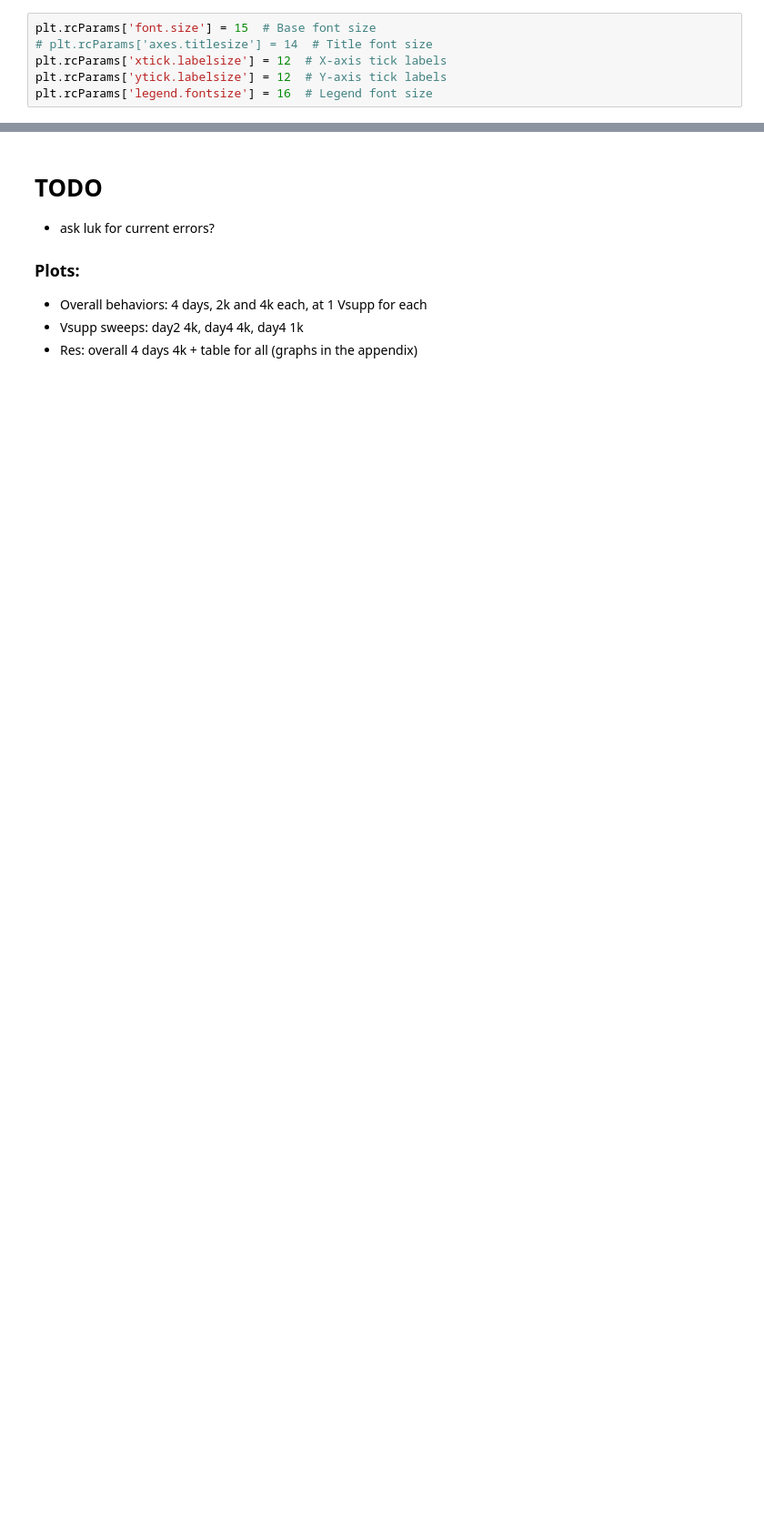
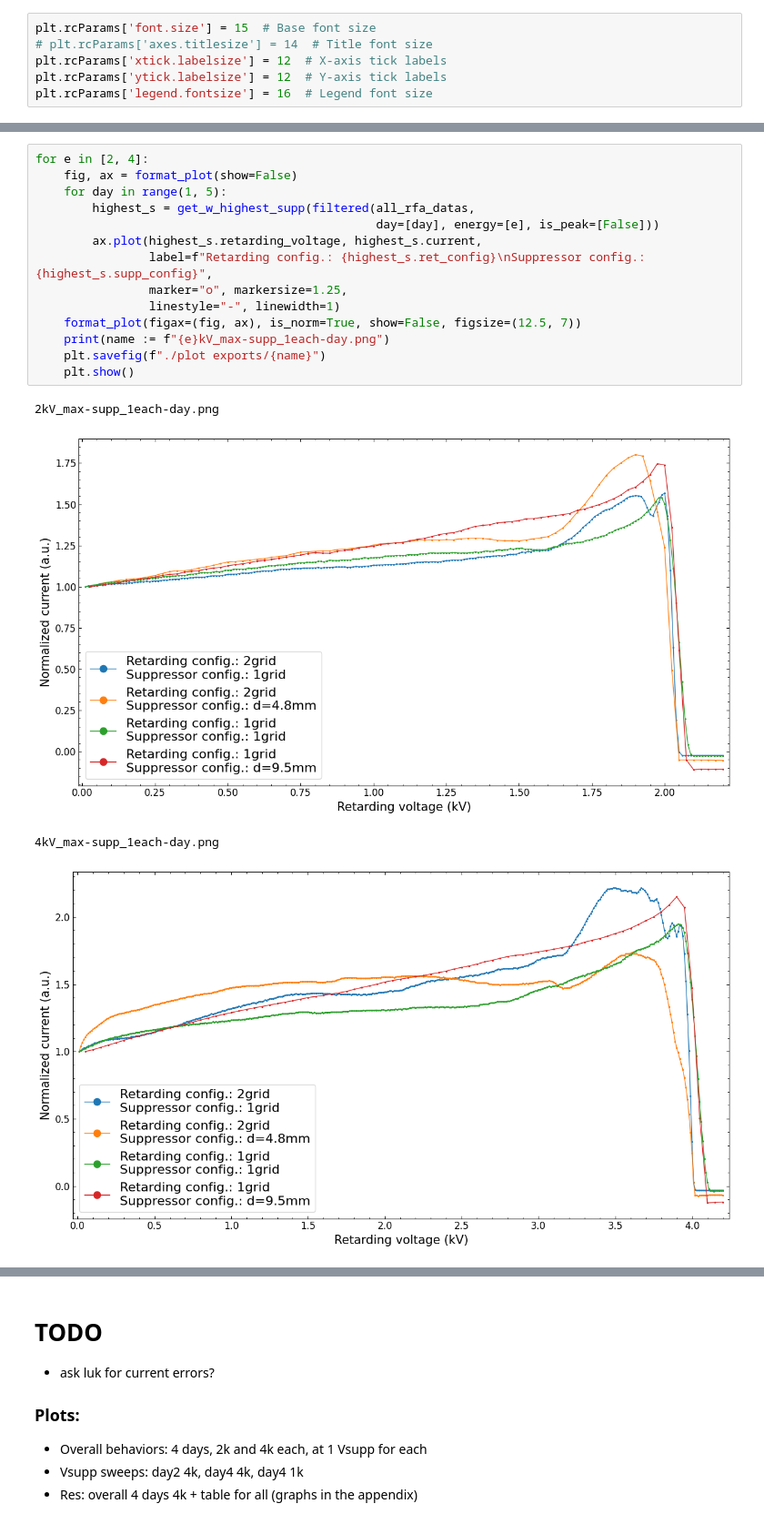
Before and after one commit to naki23/PL4-RFA, a Jupyter notebook: RFA_main2.ipynb, the cells around one changed output, grey strips where cells are left out. Shown at 91% size. Drawn from its saved outputs; the diff is of its cells as text; blank space fills up the shorter version.

```diff
--- a/RFA_main2.ipynb
+++ b/RFA_main2.ipynb
@@ -457,0 +469,19 @@ Can't normalize peak data
+# %%
+for e in [2, 4]:
+    fig, ax = format_plot(show=False)
+    for day in range(1, 5):
+        highest_s = get_w_highest_supp(filtered(all_rfa_datas,
+                                                day=[day], energy=[e], is_peak=[False]))
+        ax.plot(highest_s.retarding_voltage, highest_s.current,
+                label=f"Retarding config.: {highest_s.ret_config}\nSuppressor config.: {highest_s.supp_config}",
+                marker="o", markersize=1.25,
+                linestyle="-", linewidth=1)
+    format_plot(figax=(fig, ax), is_norm=True, show=False, figsize=(12.5, 7))
+    print(name := f"{e}kV_max-supp_1each-day.png")
+    plt.savefig(f"./plot exports/{name}")
+    plt.show()
+# %% [output]
+2kV_max-supp_1each-day.png
+[figure, added]
+4kV_max-supp_1each-day.png
+[figure, added]
```
Also changed, not shown: parts of 5 cells of this notebook, 2 other files.
